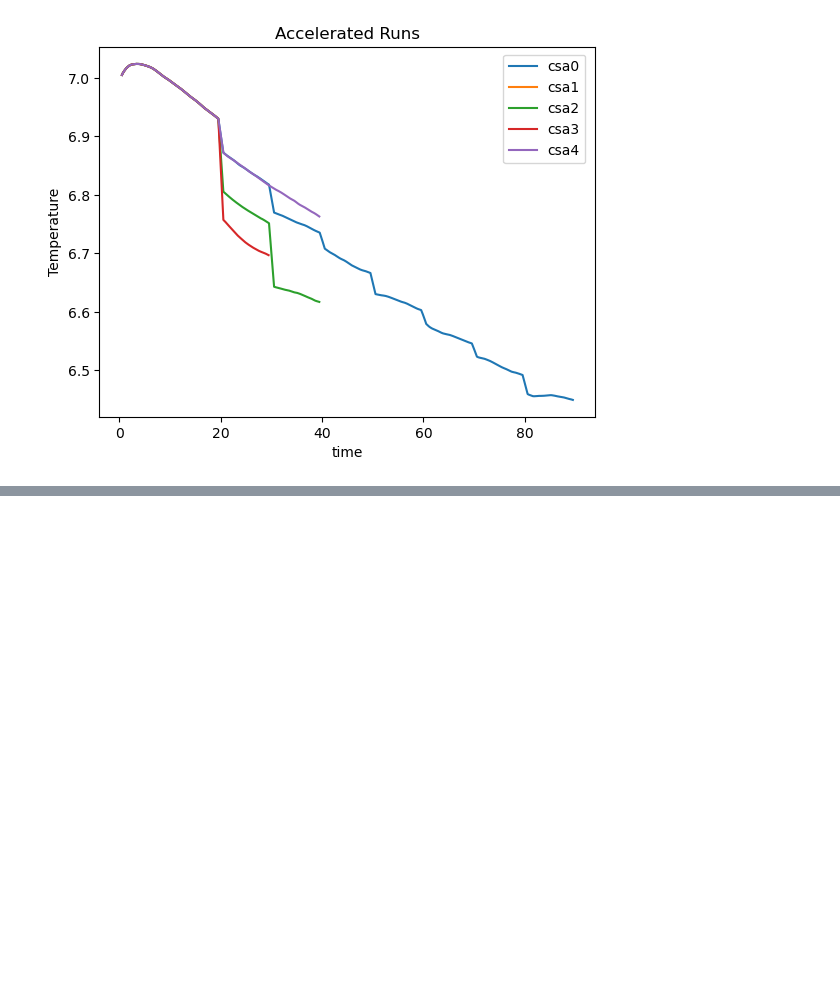
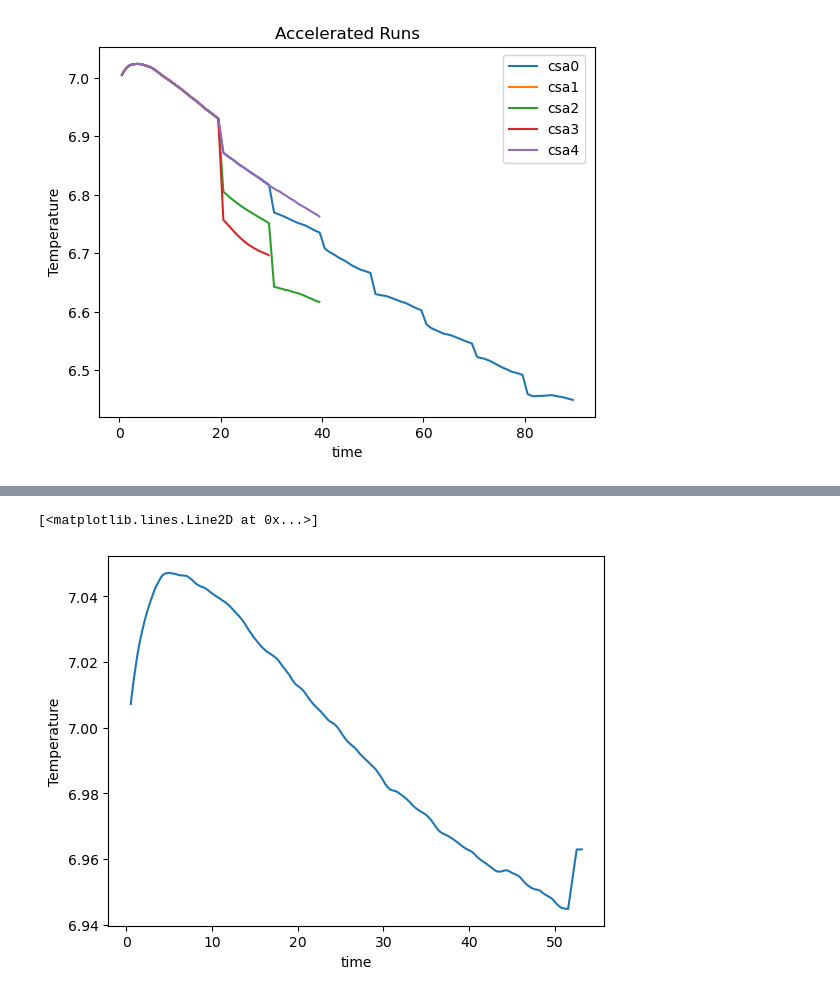
Before and after one commit to asozza/ecearth-outpost, a Jupyter notebook: notebooks/test_timeseries_pca.ipynb, the cells around one changed output, grey strips where cells are left out. Saved outputs shown, nothing was run; the diff lists cells and outputs as text; code cells hidden in the pictures; blank space fills up the shorter version.

```diff
--- a/notebooks/test_timeseries_pca.ipynb
+++ b/notebooks/test_timeseries_pca.ipynb
@@ -103,3 +103,6 @@ plt.title('Accelerated Runs')
 2026-01-20 15:43:52,827 - INFO - Merge complete.
 Text(0.5, 1.0, 'Accelerated Runs')
 [figure]
+# %%
+plot_timeseries(expname='xa04', startyear=1990, endyear=2043, varname='thetao', avetype='moving', label='xa04')
+# %% [output]
@@ -105,0 +126,2 @@ Text(0.5, 1.0, 'Accelerated Runs')
+[<matplotlib.lines.Line2D at 0x...>]
+[figure, added]
```
Also changed, not shown: parts of 1 cell of this notebook, 3 other files.
